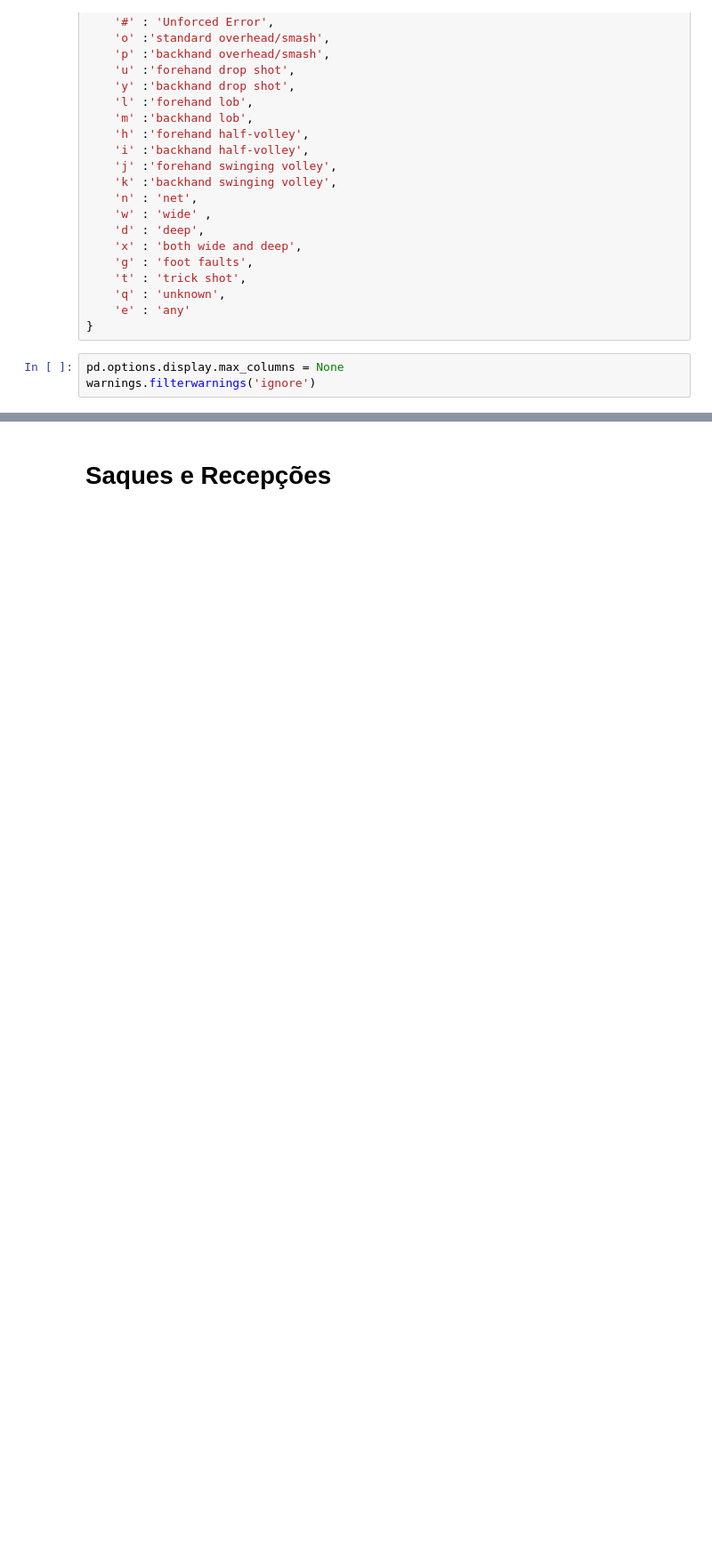
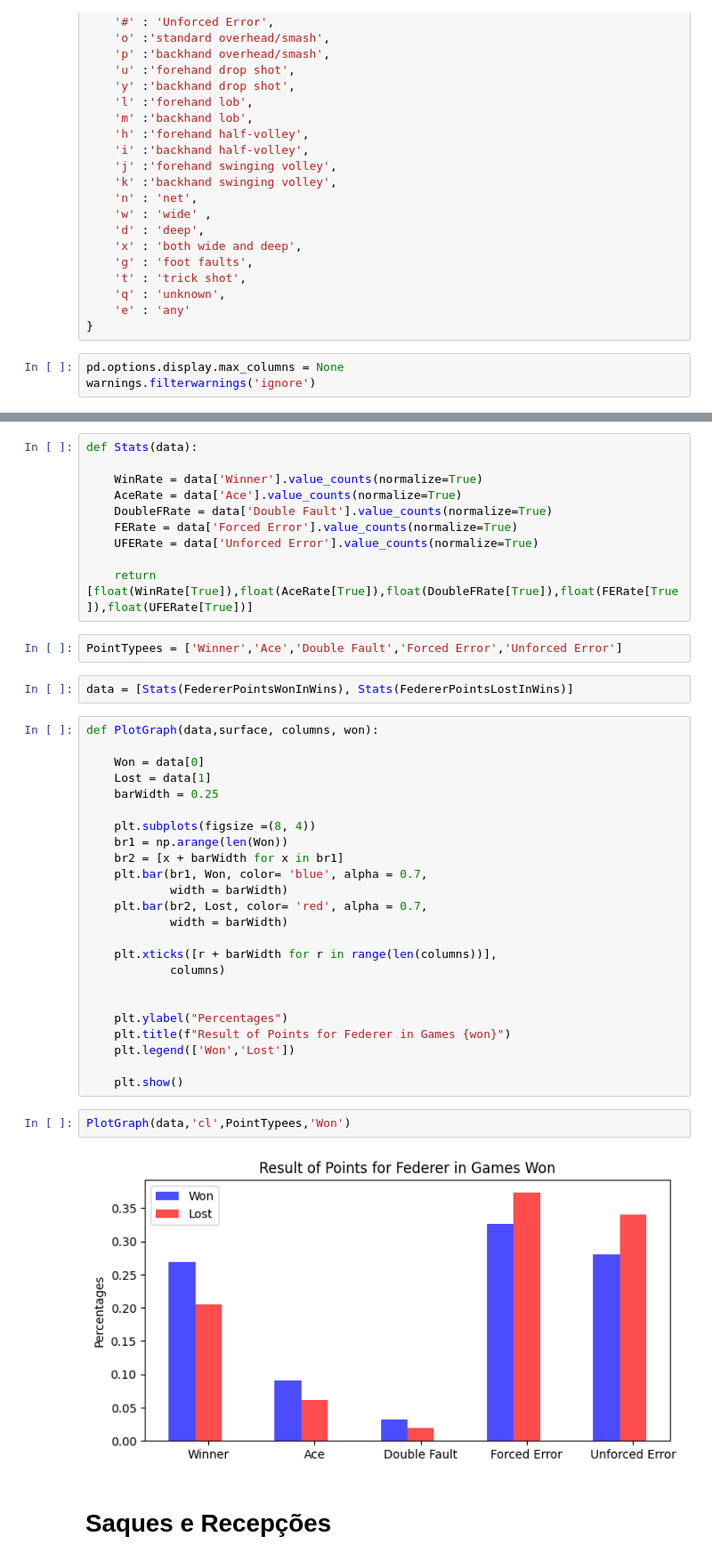
Before and after one commit to PedC18/POC1, a Jupyter notebook: Project.ipynb, the cells around one changed output, grey strips where cells are left out. Shown: that part at 89% size. Saved outputs shown, nothing was run; the diff lists cells and outputs as text; blank space fills up the shorter version.

```diff
--- a/Project.ipynb
+++ b/Project.ipynb
@@ -55,2 +72,44 @@ points = pd.read_csv('ProjData/Points.csv',encoding='unicode_escape',quoting=csv
+# %%
+def Stats(data):
+
+    WinRate = data['Winner'].value_counts(normalize=True)
+    AceRate = data['Ace'].value_counts(normalize=True)
+    DoubleFRate = data['Double Fault'].value_counts(normalize=True)
+    FERate = data['Forced Error'].value_counts(normalize=True)
+    UFERate = data['Unforced Error'].value_counts(normalize=True)
+
+    return [float(WinRate[True]),float(AceRate[True]),float(DoubleFRate[True]),float(FERate[True]),float(UFERate[True])]
+# %%
+PointTypees = ['Winner','Ace','Double Fault','Forced Error','Unforced Error']
+# %%
+data = [Stats(FedererPointsWonInWins), Stats(FedererPointsLostInWins)]
+# %%
+def PlotGraph(data,surface, columns, won):
+
+    Won = data[0]
+    Lost = data[1]
+    barWidth = 0.25
+
+    plt.subplots(figsize =(8, 4))
+    br1 = np.arange(len(Won))
+    br2 = [x + barWidth for x in br1]
+    plt.bar(br1, Won, color= 'blue', alpha = 0.7,
+            width = barWidth)
+    plt.bar(br2, Lost, color= 'red', alpha = 0.7,
+            width = barWidth)
+
+    plt.xticks([r + barWidth for r in range(len(columns))],
+            columns)
+
+
+    plt.ylabel("Percentages")
+    plt.title(f"Result of Points for Federer in Games {won}")
+    plt.legend(['Won','Lost'])
+
+    plt.show()
+# %%
+PlotGraph(data,'cl',PointTypees,'Won')
+# %% [output]
+[figure, added]
 # %% [markdown]
 # Saques e Recepções
```
Also changed, not shown: parts of 22 cells of this notebook, 3 other files.
